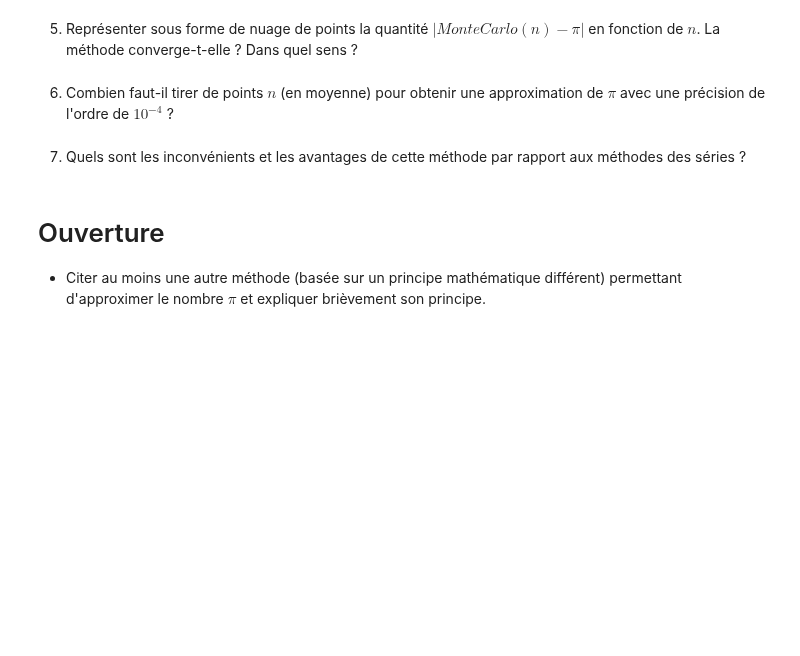
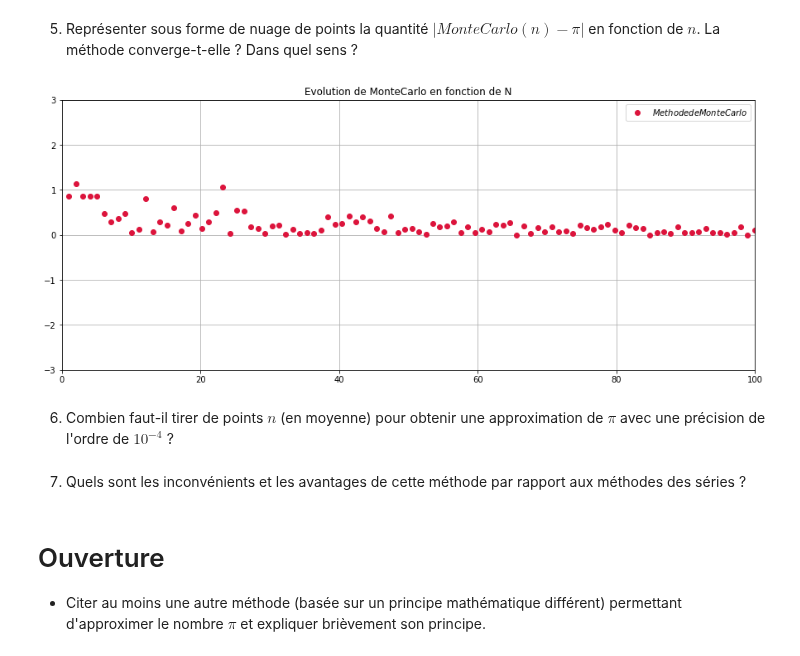
Before and after one commit to Skaopap/projet_approximation_pi, a Jupyter notebook: projet_calcul_pi.ipynb, the cells around one changed output. Saved outputs shown, nothing was run; the diff lists cells and outputs as text; code cells hidden in the pictures; blank space fills up the shorter version.

```diff
--- a/projet_calcul_pi.ipynb
+++ b/projet_calcul_pi.ipynb
@@ -317,6 +396,23 @@ situent dans $\mathcal{D}$.
 5.  Représenter sous forme de nuage de points la quantité
     $|MonteCarlo(n) - \pi|$ en fonction de $n$. La méthode
     converge-t-elle ? Dans quel sens ?
+# %%
+def plotMonteCarlo(p_N):
+    global_x = np.linspace(1, p_N, p_N - 1)
+
+    MonteCarlo_y = methodSample_y(MonteCarlo,global_x)
+
+    plt.figure(figsize=(15, 6))
+    plt.plot(global_x, MonteCarlo_y, 'o' , color='crimson' ,label='$Methode de Monte Carlo$')
+    plt.title('Evolution de MonteCarlo en fonction de N')
+    plt.grid()
+    plt.axis([0, p_N, -3, 3])
+    plt.legend()
+    plt.show()
+
+plotMonteCarlo(100)
+# %% [output]
+[figure, added]
 # %% [markdown]
 6.  Combien faut-il tirer de points $n$ (en moyenne) pour obtenir une
     approximation de $\pi$ avec une précision de l'ordre de $10^{-4}$ ?
```
Also changed, not shown: parts of 6 cells of this notebook.
